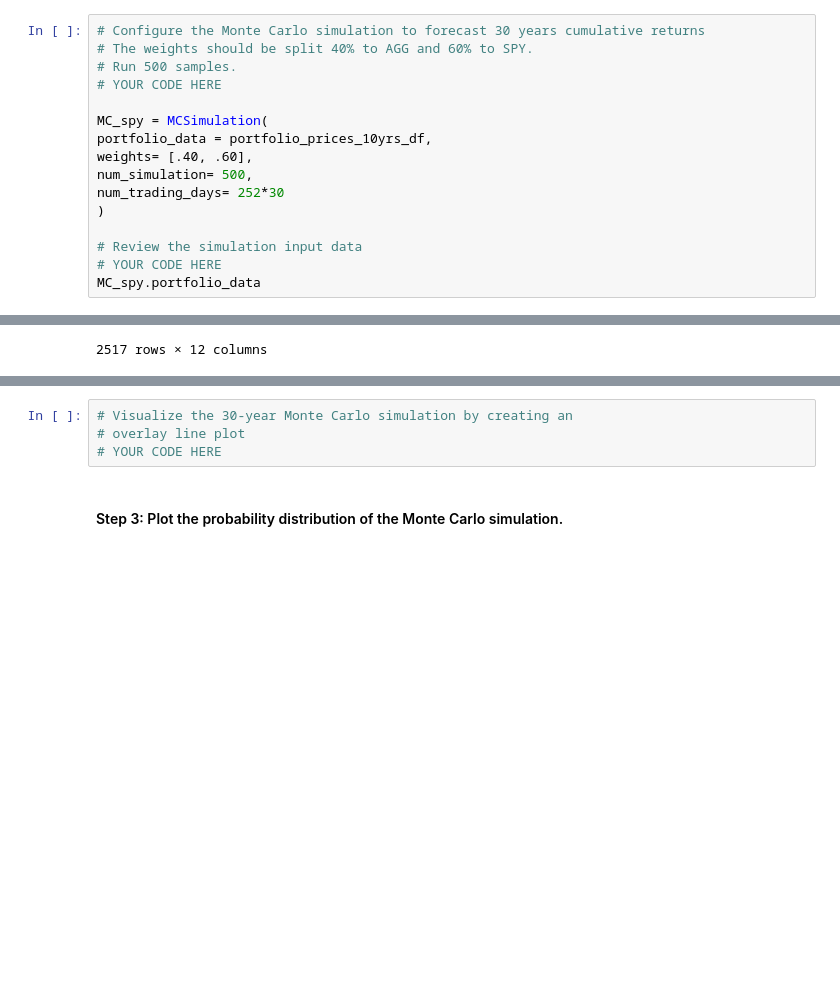
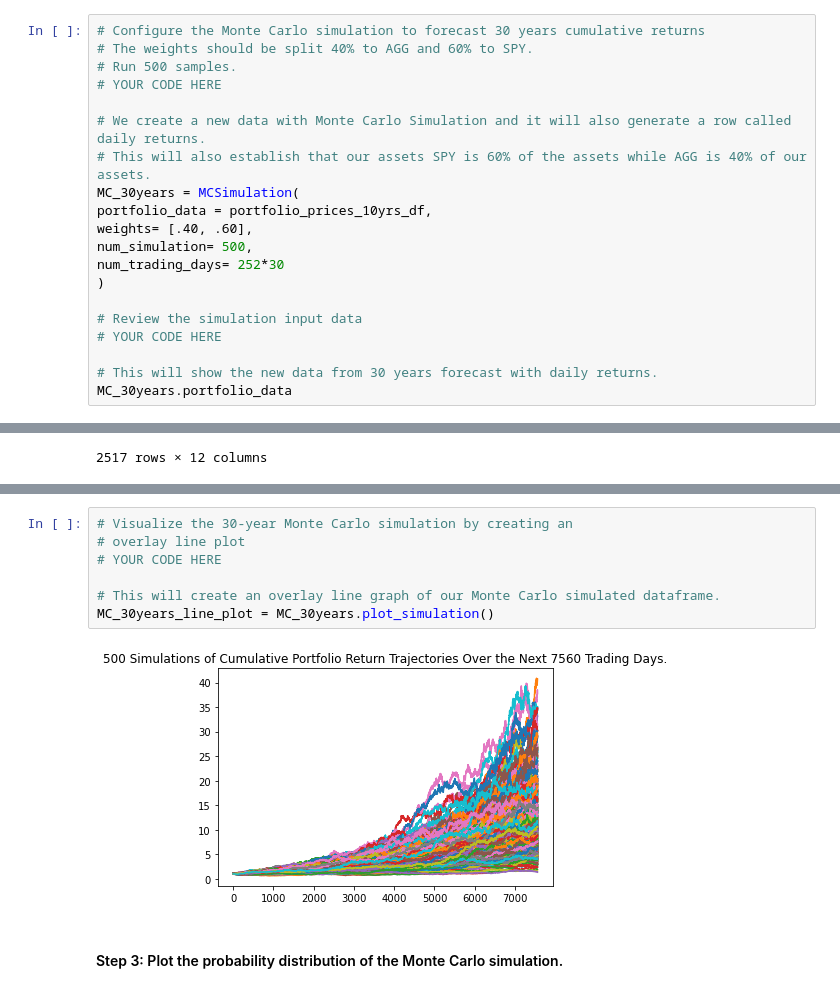
Before and after one commit to juzcho/Financial_Planning_Tool, a Jupyter notebook: financial_planning_tools.ipynb, the cells around one changed output, grey strips where cells are left out. Drawn from its saved outputs; the diff is of its cells as text; blank space fills up the shorter version.

```diff
--- a/financial_planning_tools.ipynb
+++ b/financial_planning_tools.ipynb
@@ -615,7 +617,9 @@ display(portfolio_prices_10yrs_df.tail())
 # Run 500 samples.
 # YOUR CODE HERE
 
-MC_spy = MCSimulation(
+# We create a new data with Monte Carlo Simulation and it will also generate a row called daily returns.
+# This will also establish that our assets SPY is 60% of the assets while AGG is 40% of our assets.
+MC_30years = MCSimulation(
 portfolio_data = portfolio_prices_10yrs_df,
 weights= [.40, .60],
 num_simulation= 500,
@@ -624,7 +628,9 @@ num_trading_days= 252*30
 
 # Review the simulation input data
 # YOUR CODE HERE
-MC_spy.portfolio_data
+
+# This will show the new data from 30 years forecast with daily returns.
+MC_30years.portfolio_data
 # %% [output]
 |  | AGG |  |  |  |  |  | SPY |  |  |  | ... |
 |  | open | high | low | close | volume | daily_return | open | high | low | close | ... |
@@ -647,7 +687,12 @@ MC_spy.portfolio_data
 # %%
 # Visualize the 30-year Monte Carlo simulation by creating an
 # overlay line plot
 # YOUR CODE HERE
+
+# This will create an overlay line graph of our Monte Carlo simulated dataframe.
+MC_30years_line_plot = MC_30years.plot_simulation()
+# %% [output]
+[figure, added]
 # %% [markdown]
 #### Step 3: Plot the probability distribution of the Monte Carlo simulation.
 # %%
```
Also changed, not shown: parts of 31 cells of this notebook.
